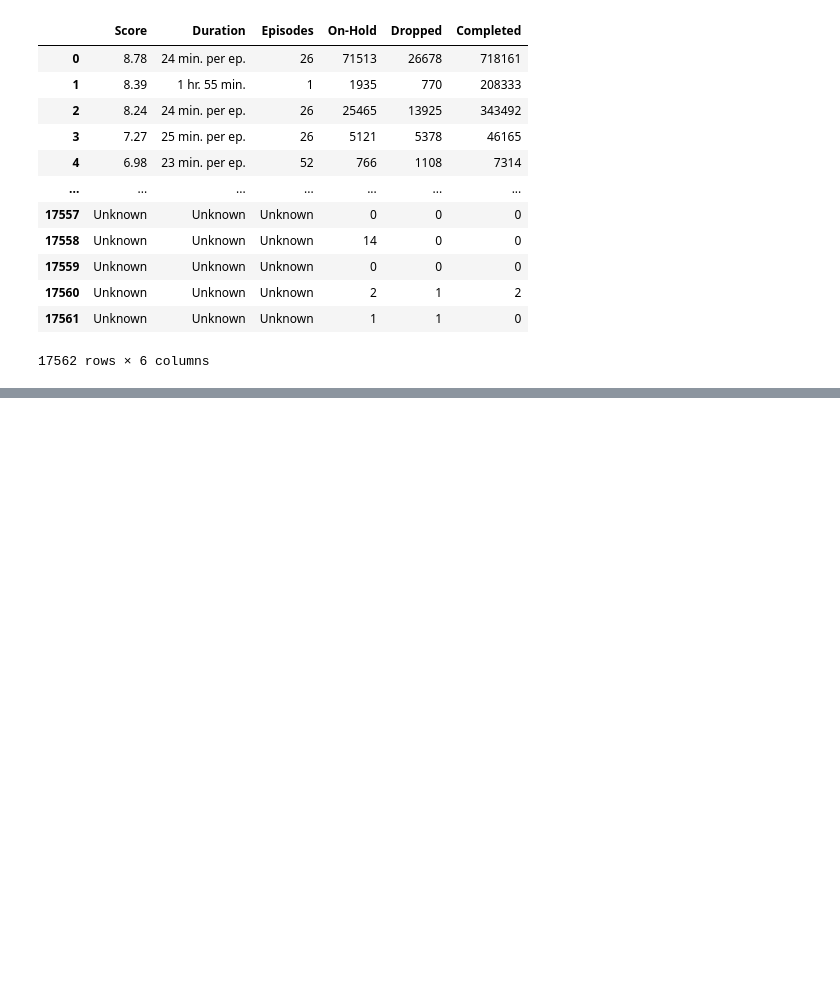
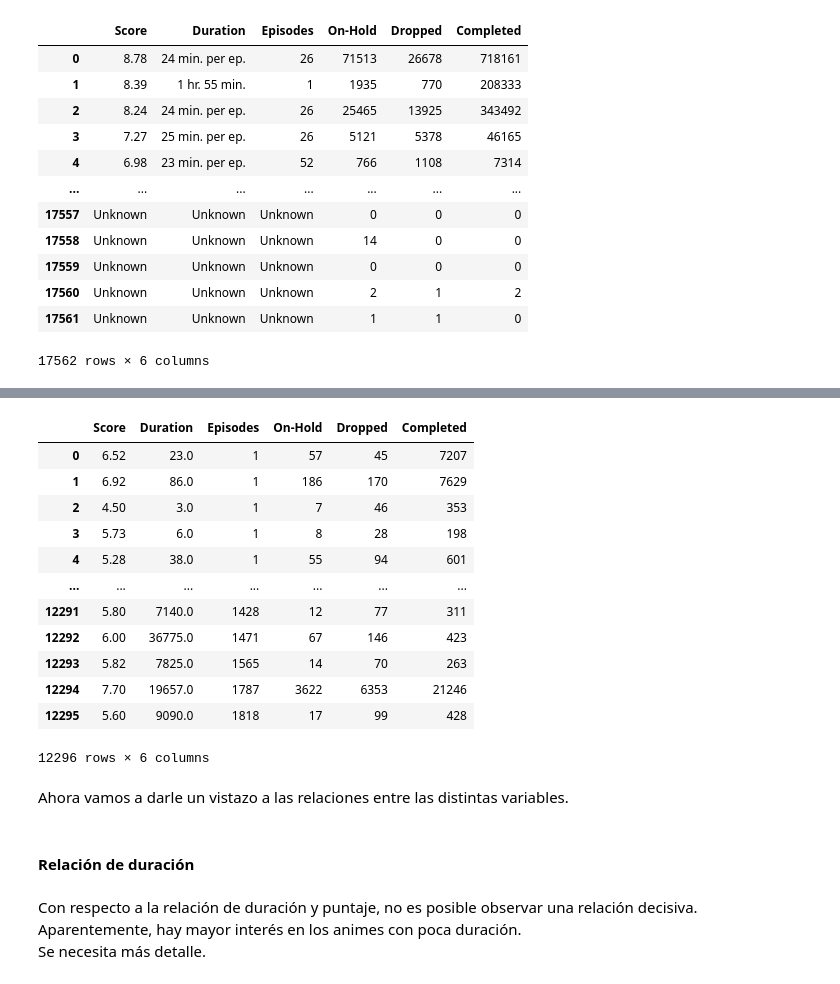
Before and after one commit to Asheyerth/DataScience_bootcamp2024BIT, a Jupyter notebook: Actividad_3_4/Estructurando proyecto DS.ipynb, the cells around one changed output, grey strips where cells are left out. Drawn from its saved outputs; the diff is of its cells as text; code cells hidden in the pictures; blank space fills up the shorter version.

```diff
--- a/Actividad_3_4/Estructurando proyecto DS.ipynb
+++ b/Actividad_3_4/Estructurando proyecto DS.ipynb
@@ -255,0 +304,22 @@ Snow Version: Weno, ya al menos avancé un poquito, me falta la segunda parte. V
+# %%
+#Dataframe para graficar según la cantidad de episodios
+dataEpisodes = dataSecond.sort_values(by = 'Episodes', ignore_index=True).copy()
+dataEpisodes
+# %% [output]
+|  | Score | Duration | Episodes | On-Hold | Dropped | Completed |
+| 0 | 6.52 | 23.0 | 1 | 57 | 45 | 7207 |
+| 1 | 6.92 | 86.0 | 1 | 186 | 170 | 7629 |
+| 2 | 4.50 | 3.0 | 1 | 7 | 46 | 353 |
+| 3 | 5.73 | 6.0 | 1 | 8 | 28 | 198 |
+| 4 | 5.28 | 38.0 | 1 | 55 | 94 | 601 |
+| ... | ... | ... | ... | ... | ... | ... |
+| 12291 | 5.80 | 7140.0 | 1428 | 12 | 77 | 311 |
+| 12292 | 6.00 | 36775.0 | 1471 | 67 | 146 | 423 |
+| 12293 | 5.82 | 7825.0 | 1565 | 14 | 70 | 263 |
+| 12294 | 7.70 | 19657.0 | 1787 | 3622 | 6353 | 21246 |
+| 12295 | 5.60 | 9090.0 | 1818 | 17 | 99 | 428 |
+12296 rows × 6 columns
+# %% [markdown]
+Ahora vamos a darle un vistazo a las relaciones entre las distintas variables.
+# %% [markdown]
+#### Relación de duración
@@ -255,0 +336,3 @@ Snow Version: Weno, ya al menos avancé un poquito, me falta la segunda parte. V
+# %% [markdown]
+Con respecto a la relación de duración y puntaje, no es posible observar una relación decisiva. Aparentemente, hay mayor interés en los animes con poca duración.
+Se necesita más detalle.
```
Also changed, not shown: parts of 28 cells of this notebook.
